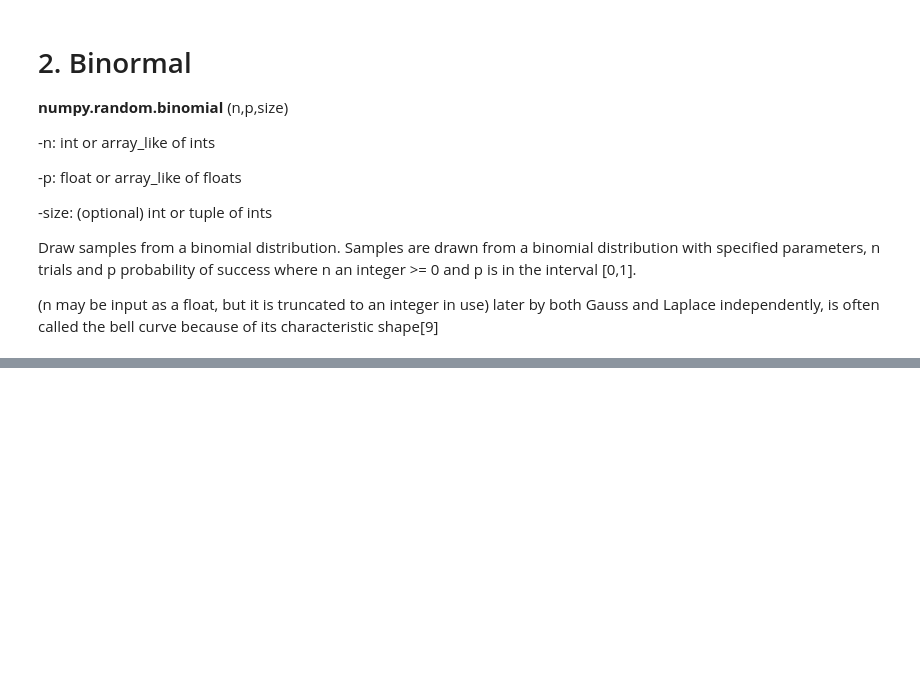
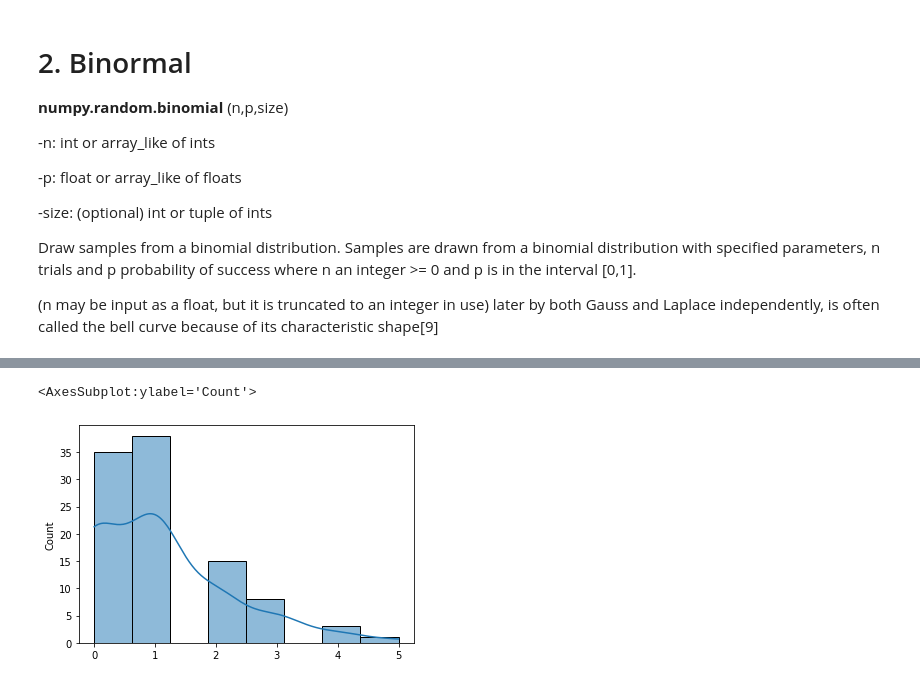
Before and after one commit to Deego88/Programming-for-Data-Analysis-Assignment, a Jupyter notebook: Programming-for-Data-Analysis-Assignment.ipynb, the cells around one changed output, grey strips where cells are left out. Drawn from its saved outputs; the diff is of its cells as text; code cells hidden in the pictures; blank space fills up the shorter version.

```diff
--- a/Programming-for-Data-Analysis-Assignment.ipynb
+++ b/Programming-for-Data-Analysis-Assignment.ipynb
@@ -334,0 +465,3 @@ The probability was calculated as: (20! / (6! * (20 - 6))) * (0.50)^(6) * (1 - 0
+# %%
+pos_dist = np.random.poisson(1.0, size=1000)
+print(pos_dist)
@@ -334,0 +486,5 @@ The probability was calculated as: (20! / (6! * (20 - 6))) * (0.50)^(6) * (1 - 0
+# %%
+sns.histplot(data=pos_dist, kde=True)
+# %% [output]
+<AxesSubplot:ylabel='Count'>
+[figure, added]
```
Also changed, not shown: parts of 28 cells of this notebook, 2 other files.
